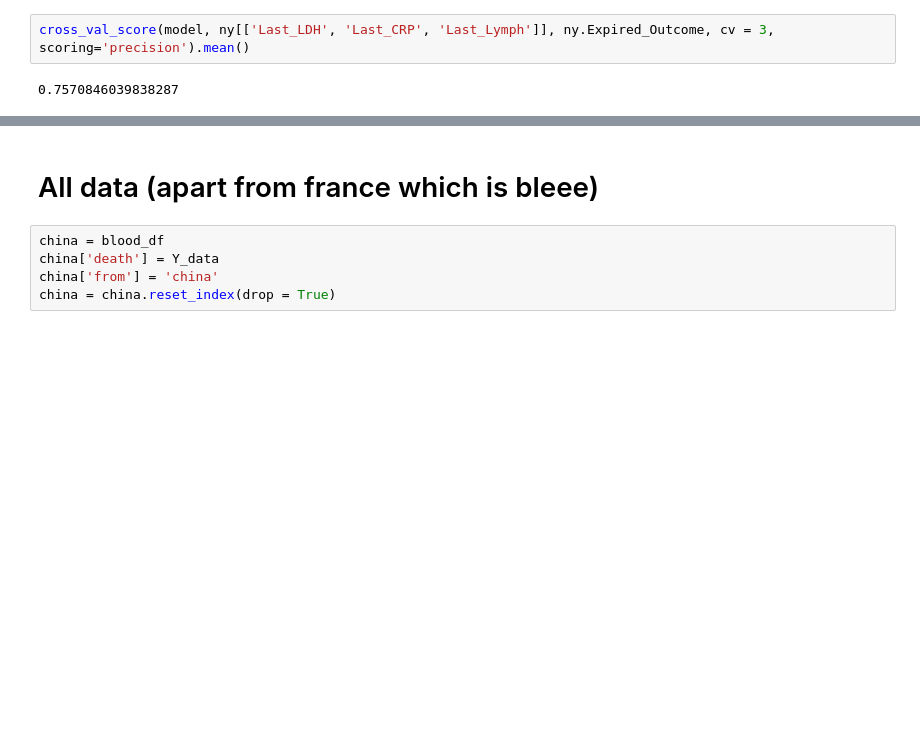
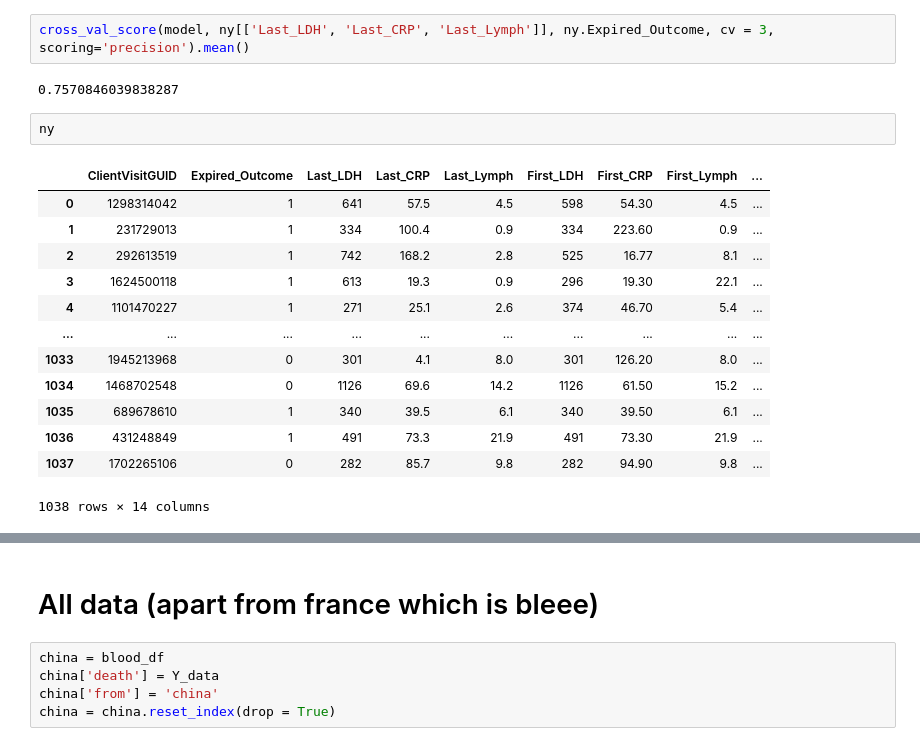
Before and after one commit to mini-pw/2021L-WB-ML, a Jupyter notebook: DeepJajo/Model_evaluation_and_fairness.ipynb, the cells around one changed output, grey strips where cells are left out. Cells and saved outputs as stored; diff of their text form; blank space fills up the shorter version.

```diff
--- a/DeepJajo/Model_evaluation_and_fairness.ipynb
+++ b/DeepJajo/Model_evaluation_and_fairness.ipynb
@@ -204,3 +223,19 @@ cross_val_score(model, ny[['First_LDH', 'First_CRP', 'First_Lymph']], ny.Expired
 cross_val_score(model, ny[['Last_LDH', 'Last_CRP', 'Last_Lymph']], ny.Expired_Outcome, cv = 3, scoring='precision').mean()
 # %% [output]
 0.7570846039838287
+# %%
+ny
+# %% [output]
+|  | ClientVisitGUID | Expired_Outcome | Last_LDH | Last_CRP | Last_Lymph | First_LDH | First_CRP | First_Lymph | ... |
+| 0 | 1298314042 | 1 | 641 | 57.5 | 4.5 | 598 | 54.30 | 4.5 | ... |
+| 1 | 231729013 | 1 | 334 | 100.4 | 0.9 | 334 | 223.60 | 0.9 | ... |
+| 2 | 292613519 | 1 | 742 | 168.2 | 2.8 | 525 | 16.77 | 8.1 | ... |
+| 3 | 1624500118 | 1 | 613 | 19.3 | 0.9 | 296 | 19.30 | 22.1 | ... |
+| 4 | 1101470227 | 1 | 271 | 25.1 | 2.6 | 374 | 46.70 | 5.4 | ... |
+| ... | ... | ... | ... | ... | ... | ... | ... | ... | ... |
+| 1033 | 1945213968 | 0 | 301 | 4.1 | 8.0 | 301 | 126.20 | 8.0 | ... |
+| 1034 | 1468702548 | 0 | 1126 | 69.6 | 14.2 | 1126 | 61.50 | 15.2 | ... |
+| 1035 | 689678610 | 1 | 340 | 39.5 | 6.1 | 340 | 39.50 | 6.1 | ... |
+| 1036 | 431248849 | 1 | 491 | 73.3 | 21.9 | 491 | 73.30 | 21.9 | ... |
+| 1037 | 1702265106 | 0 | 282 | 85.7 | 9.8 | 282 | 94.90 | 9.8 | ... |
+1038 rows × 14 columns
```
Also changed, not shown: parts of 10 cells of this notebook.
